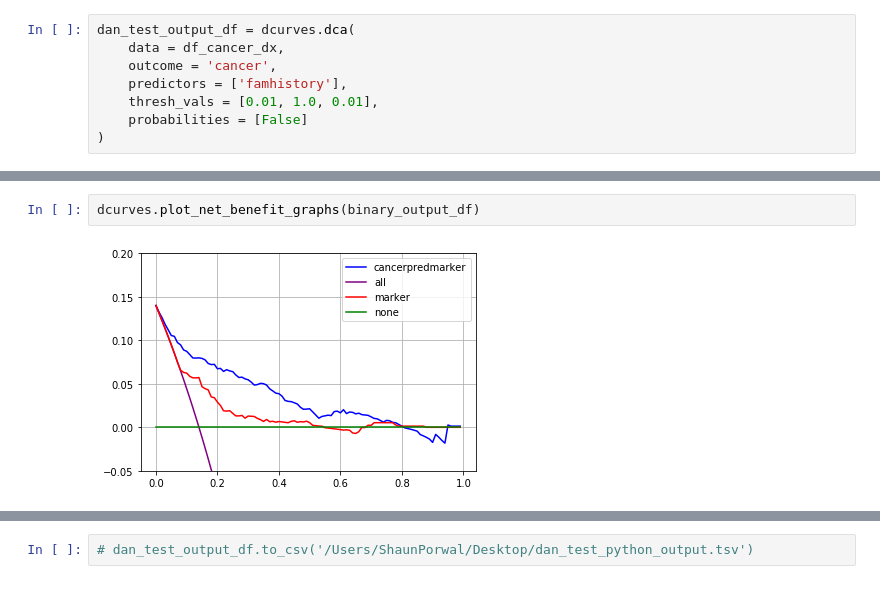
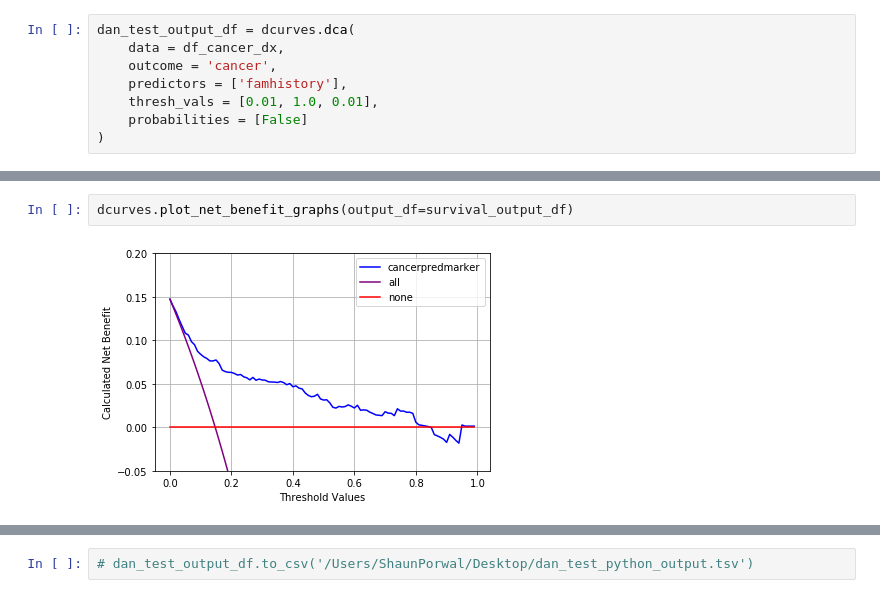
Before and after one commit to MSKCC-Epi-Bio/dcurves, a Jupyter notebook: jupyter_notebooks/running_dcurves.ipynb, the cells around one changed output, grey strips where cells are left out. Saved outputs shown, nothing was run; the diff lists cells and outputs as text.

Commit message:
Updates to plotting function

```diff
--- a/jupyter_notebooks/running_dcurves.ipynb
+++ b/jupyter_notebooks/running_dcurves.ipynb
@@ -58,4 +71,4 @@ dan_test_output_df = dcurves.dca(
 # %%
-dcurves.plot_net_benefit_graphs(binary_output_df)
+dcurves.plot_net_benefit_graphs(output_df=survival_output_df)
 # %% [output]
-[figure, old version]
+[figure, new version]
```
Also changed, not shown: parts of 9 cells of this notebook, 3 other files.
